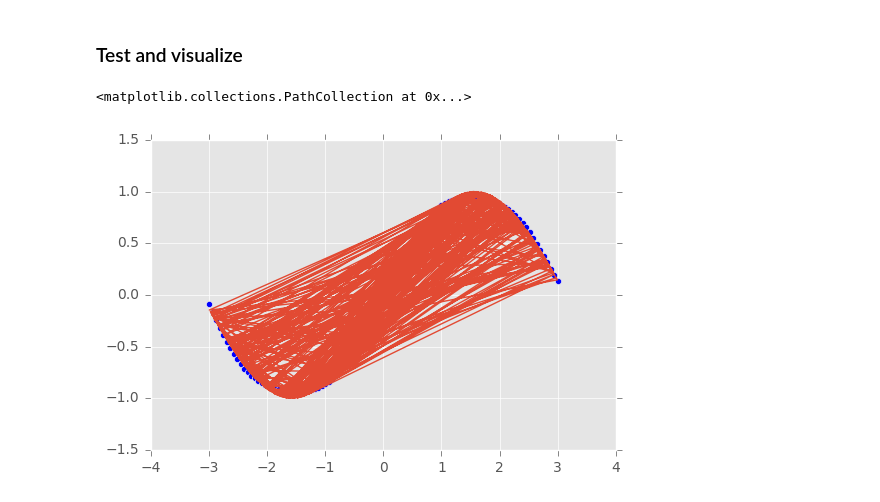
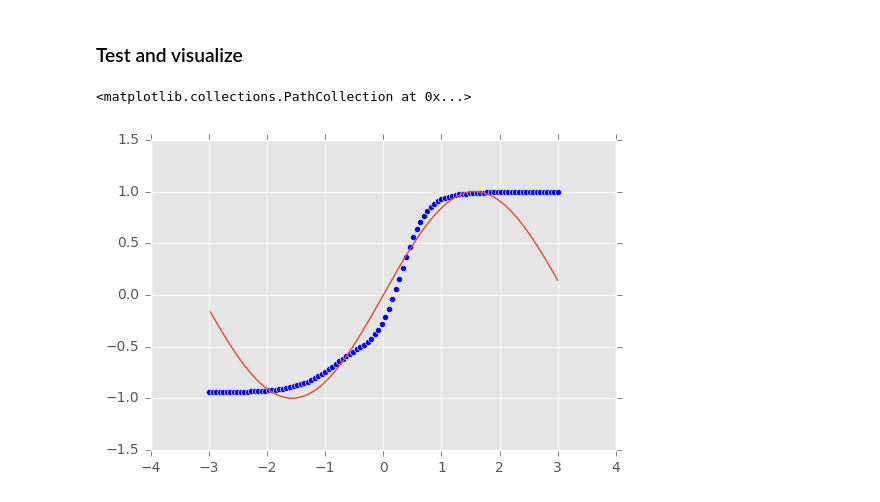
Before and after one commit to Asav7/Simple_Neural_Networks, a Jupyter notebook: Drawing NN step by step - with scopes.ipynb, the cells around one changed output. Cells and saved outputs as stored; diff of their text form; code cells hidden in the pictures.

```diff
--- a/Drawing NN step by step - with scopes.ipynb
+++ b/Drawing NN step by step - with scopes.ipynb
@@ -156,8 +156,8 @@ def app_sin(x):
 
 y_test_2 = app_sin(x_test.reshape(100, 1))
 # %%
-plt.plot(x_data, y_data)
+plt.plot(np.sort(x_data), np.sin(np.sort(x_data)))
 plt.scatter(x_test, y_test_2)
 # %% [output]
 <matplotlib.collections.PathCollection at 0x...>
-[figure, old version]
+[figure, new version]
```
Also changed, not shown: parts of 4 cells of this notebook, 9 other files.
